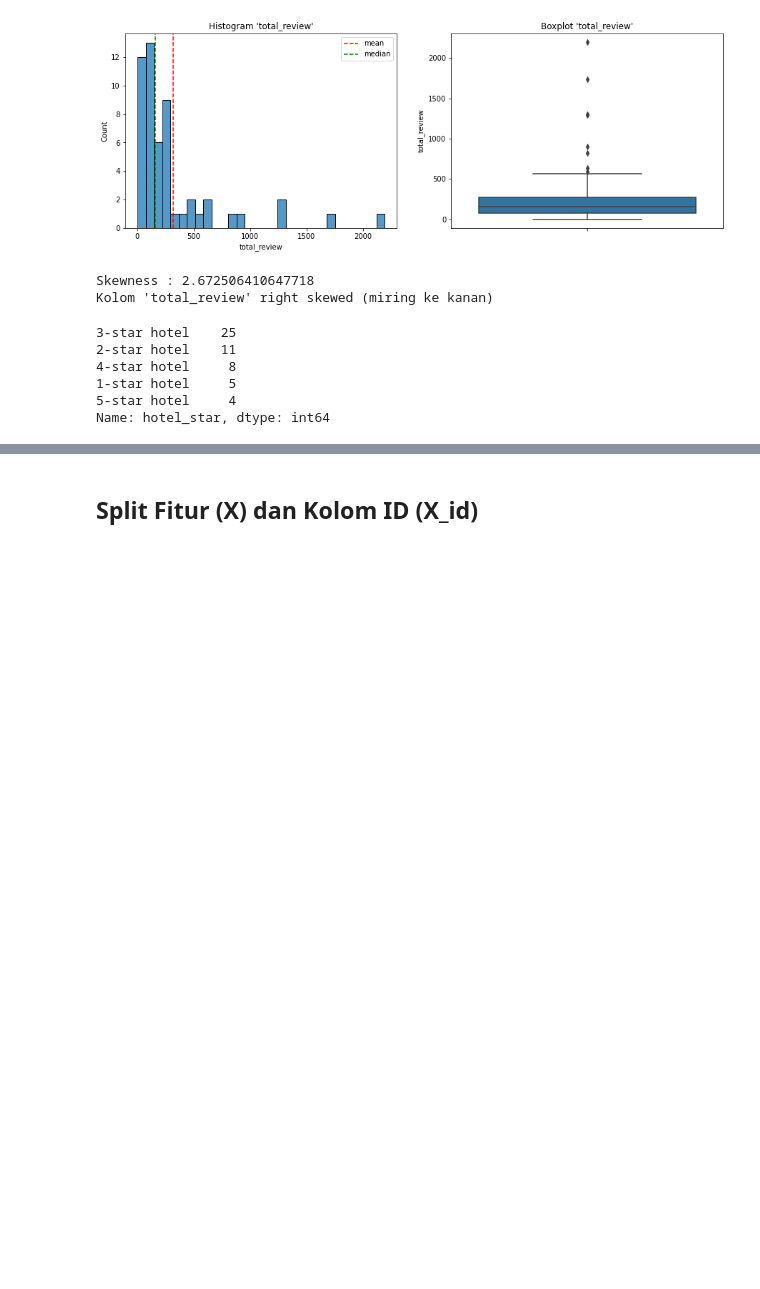
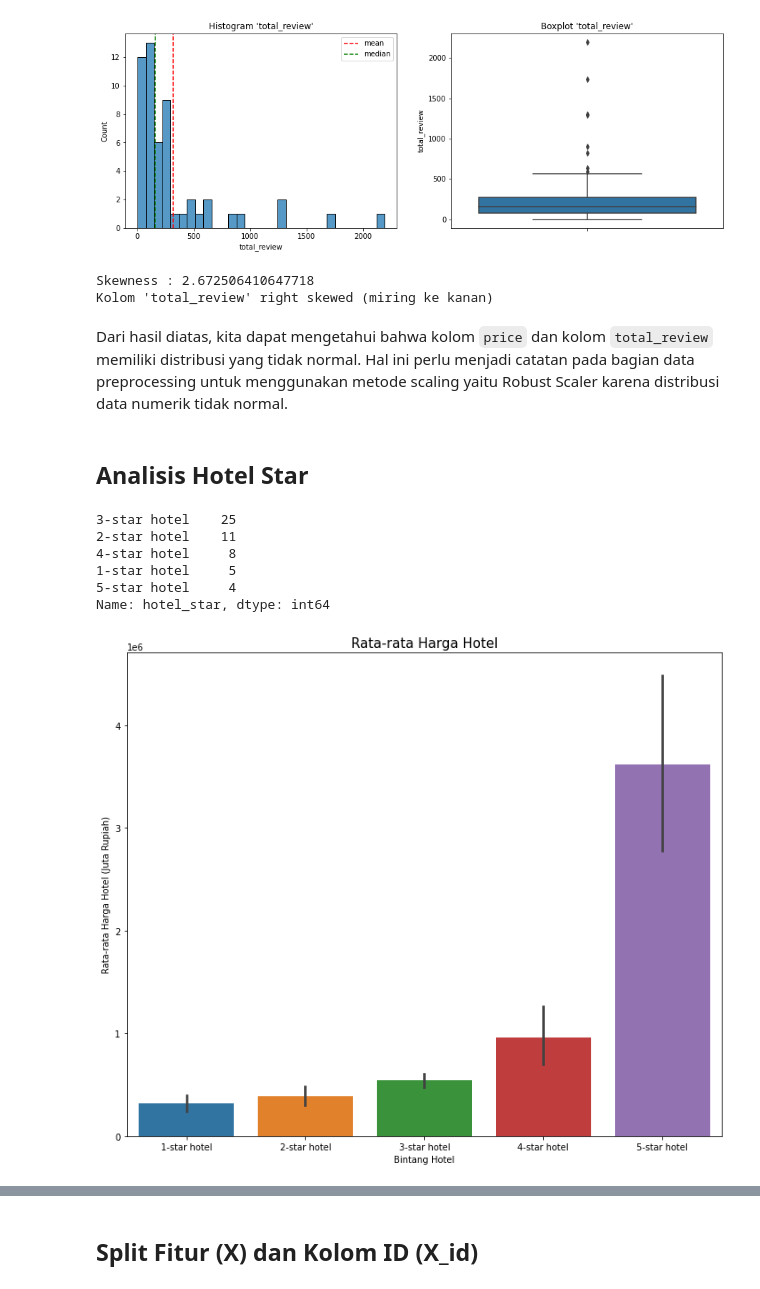
Before and after one commit to H8-Assignments-Bay/p2---final-project-group-005, a Jupyter notebook: model_hotel.ipynb, the cells around one changed output, grey strips where cells are left out. Cells and saved outputs as stored; diff of their text form; code cells hidden in the pictures; blank space fills up the shorter version.

```diff
--- a/model_hotel.ipynb
+++ b/model_hotel.ipynb
@@ -114,6 +132,10 @@ plot_dist(df_hotel, 'total_review')
 [figure]
 Skewness : 2.672506410647718
 Kolom 'total_review' right skewed (miring ke kanan)
+# %% [markdown]
+Dari hasil diatas, kita dapat mengetahui bahwa kolom `price` dan kolom `total_review` memiliki distribusi yang tidak normal. Hal ini perlu menjadi catatan pada bagian data preprocessing untuk menggunakan metode scaling yaitu Robust Scaler karena distribusi data numerik tidak normal.
+# %% [markdown]
+## Analisis Hotel Star
 # %%
 df_hotel['hotel_star'].value_counts()
 # %% [output]
@@ -123,3 +145,12 @@ df_hotel['hotel_star'].value_counts()
 1-star hotel     5
 5-star hotel     4
 Name: hotel_star, dtype: int64
+# %%
+plt.figure(figsize=(12,10))
+sns.barplot(data = df_hotel, x = 'hotel_star', y = 'price', order=['1-star hotel', '2-star hotel', '3-star hotel', '4-star hotel', '5-star hotel'])
+plt.title('Rata-rata Harga Hotel', size = 15)
+plt.xlabel('Bintang Hotel')
+plt.ylabel('Rata-rata Harga Hotel (Juta Rupiah)')
+plt.show()
+# %% [output]
+[figure, added]
```
Also changed, not shown: parts of 35 cells of this notebook, 2 other files.
